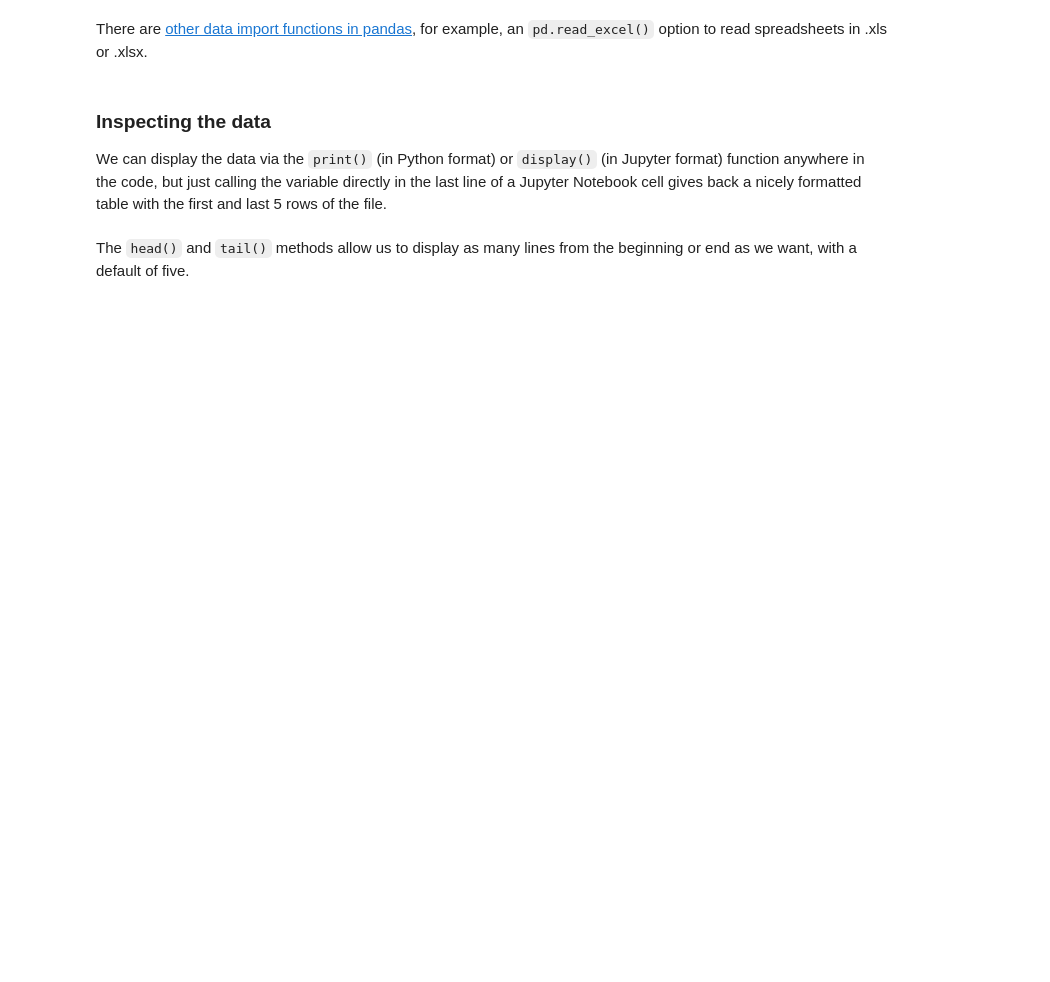
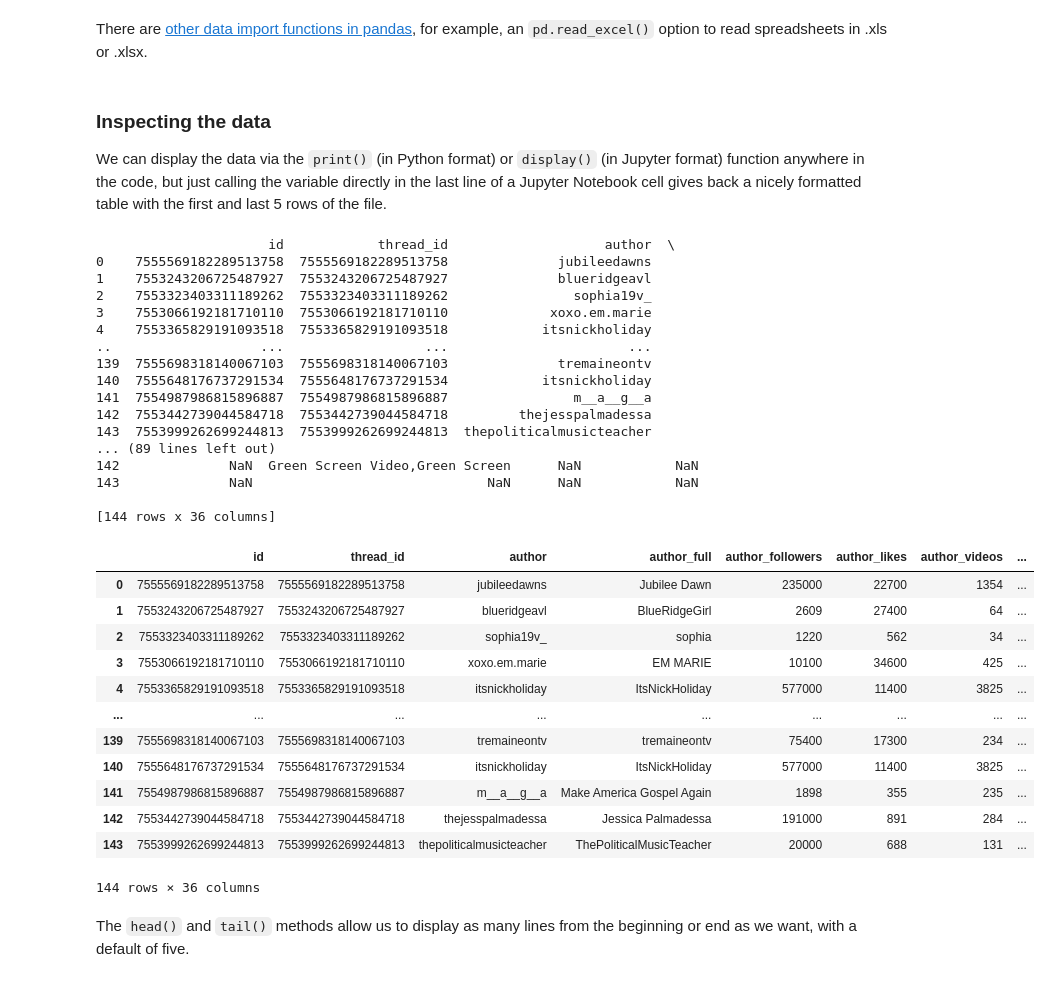
Before and after one commit to onni-Q/lecture_notebooks, a Jupyter notebook: Week2_Lecture.ipynb, the cells around one changed output. Cells and saved outputs as stored; diff of their text form; code cells hidden in the pictures; blank space fills up the shorter version.

```diff
--- a/Week2_Lecture.ipynb
+++ b/Week2_Lecture.ipynb
@@ -67,5 +95,39 @@ There are [other data import functions in pandas](https://pandas.pydata.org/docs
 ### Inspecting the data
 
 We can display the data via the `print()` (in Python format) or `display()` (in Jupyter format) function anywhere in the code, but just calling the variable directly in the last line of a Jupyter Notebook cell gives back a nicely formatted table with the first and last 5 rows of the file.
+# %%
+print(df)
+display(df)
+# %% [output]
+                      id            thread_id                    author  \
+0    7555569182289513758  7555569182289513758              jubileedawns
+1    7553243206725487927  7553243206725487927              blueridgeavl
+2    7553323403311189262  7553323403311189262                sophia19v_
+3    7553066192181710110  7553066192181710110             xoxo.em.marie
+4    7553365829191093518  7553365829191093518            itsnickholiday
+..                   ...                  ...                       ...
+139  7555698318140067103  7555698318140067103              tremaineontv
+140  7555648176737291534  7555648176737291534            itsnickholiday
+141  7554987986815896887  7554987986815896887                m__a__g__a
+142  7553442739044584718  7553442739044584718         thejesspalmadessa
+143  7553999262699244813  7553999262699244813  thepoliticalmusicteacher
+... (89 lines left out)
+142              NaN  Green Screen Video,Green Screen      NaN            NaN
+143              NaN                              NaN      NaN            NaN
+
+[144 rows x 36 columns]
+|  | id | thread_id | author | author_full | author_followers | author_likes | author_videos | ... |
+| 0 | 7555569182289513758 | 7555569182289513758 | jubileedawns | Jubilee Dawn | 235000 | 22700 | 1354 | ... |
+| 1 | 7553243206725487927 | 7553243206725487927 | blueridgeavl | BlueRidgeGirl | 2609 | 27400 | 64 | ... |
+| 2 | 7553323403311189262 | 7553323403311189262 | sophia19v_ | sophia | 1220 | 562 | 34 | ... |
+| 3 | 7553066192181710110 | 7553066192181710110 | xoxo.em.marie | EM MARIE | 10100 | 34600 | 425 | ... |
+| 4 | 7553365829191093518 | 7553365829191093518 | itsnickholiday | ItsNickHoliday | 577000 | 11400 | 3825 | ... |
+| ... | ... | ... | ... | ... | ... | ... | ... | ... |
+| 139 | 7555698318140067103 | 7555698318140067103 | tremaineontv | tremaineontv | 75400 | 17300 | 234 | ... |
+| 140 | 7555648176737291534 | 7555648176737291534 | itsnickholiday | ItsNickHoliday | 577000 | 11400 | 3825 | ... |
+| 141 | 7554987986815896887 | 7554987986815896887 | m__a__g__a | Make America Gospel Again | 1898 | 355 | 235 | ... |
+| 142 | 7553442739044584718 | 7553442739044584718 | thejesspalmadessa | Jessica Palmadessa | 191000 | 891 | 284 | ... |
+| 143 | 7553999262699244813 | 7553999262699244813 | thepoliticalmusicteacher | ThePoliticalMusicTeacher | 20000 | 688 | 131 | ... |
+144 rows × 36 columns
 # %% [markdown]
 The `head()` and `tail()` methods allow us to display as many lines from the beginning or end as we want, with a default of five.
```
Also changed, not shown: parts of 50 cells of this notebook.
